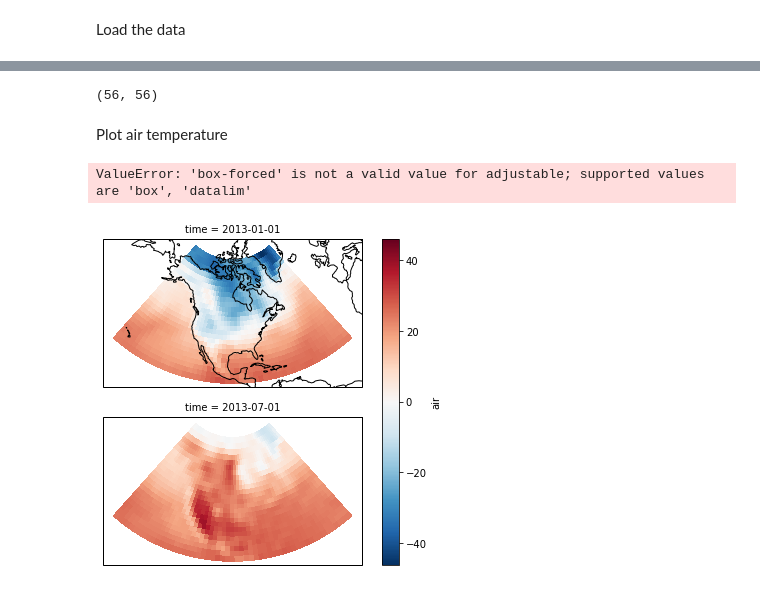
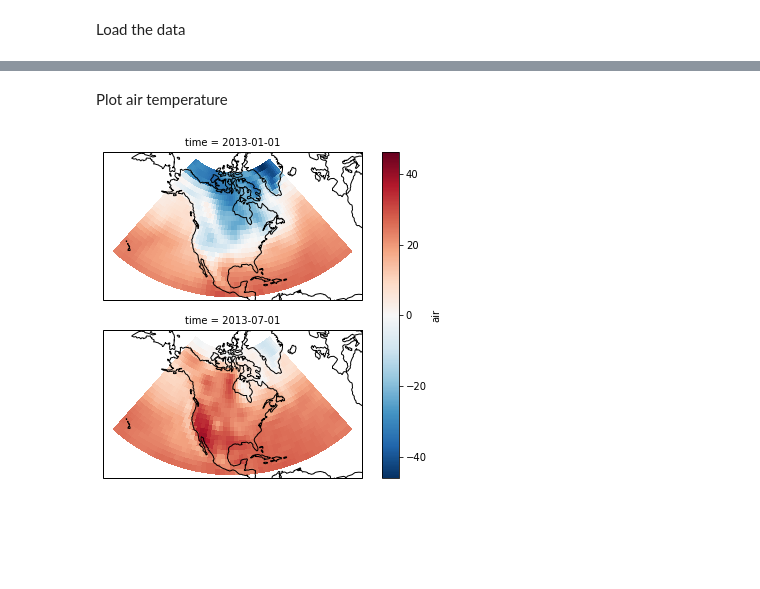
Before and after one commit to rosatrancoso/test1, a Jupyter notebook: notebooks/test_xarray_cartopy.ipynb, the cells around one changed output, grey strips where cells are left out. Cells and saved outputs as stored; diff of their text form; code cells hidden in the pictures; blank space fills up the shorter version.

```diff
--- a/notebooks/test_xarray_cartopy.ipynb
+++ b/notebooks/test_xarray_cartopy.ipynb
@@ -35,24 +25,17 @@ Known nbextensions:
-# %%
-import sys
-sys.getsizeof(ds), sys.getsizeof(air) #globals().get(x))
-sys.getsizeof(globals().get(x)) for x in
-# %% [output]
-(56, 56)
 # %% [markdown]
 Plot air temperature
 # %%
 p = air.plot(transform=ccrs.PlateCarree(),            # the data's projection
              col='time', col_wrap=1,                  # multiplot settings
              aspect=ds.dims['lon'] / ds.dims['lat'],  # for a sensible figsize
              subplot_kws={'projection': map_proj})    # the plot's projection
 
 # We have to set the map's options on all four axes
 for ax in p.axes.flat:
     ax.coastlines()
     ax.set_extent([-160, -30, 5, 75])
     # Without this aspect attributes the maps will look chaotic and the
     # "extent" attribute above will be ignored
-    ax.set_aspect('equal', 'box-forced')
+    ax.set_aspect('equal')
 # %% [output]
-ValueError: 'box-forced' is not a valid value for adjustable; supported values are 'box', 'datalim'
-[figure, old version]
+[figure, new version]
```
Also changed, not shown: parts of 3 cells of this notebook, 1 other file.
